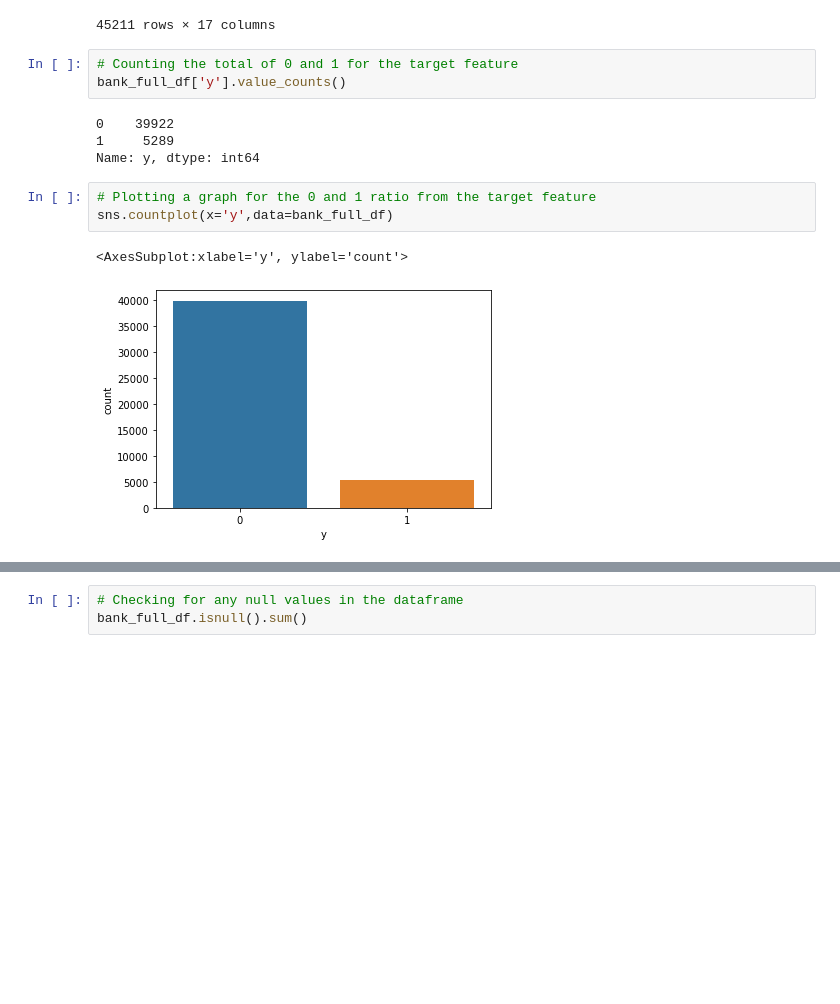
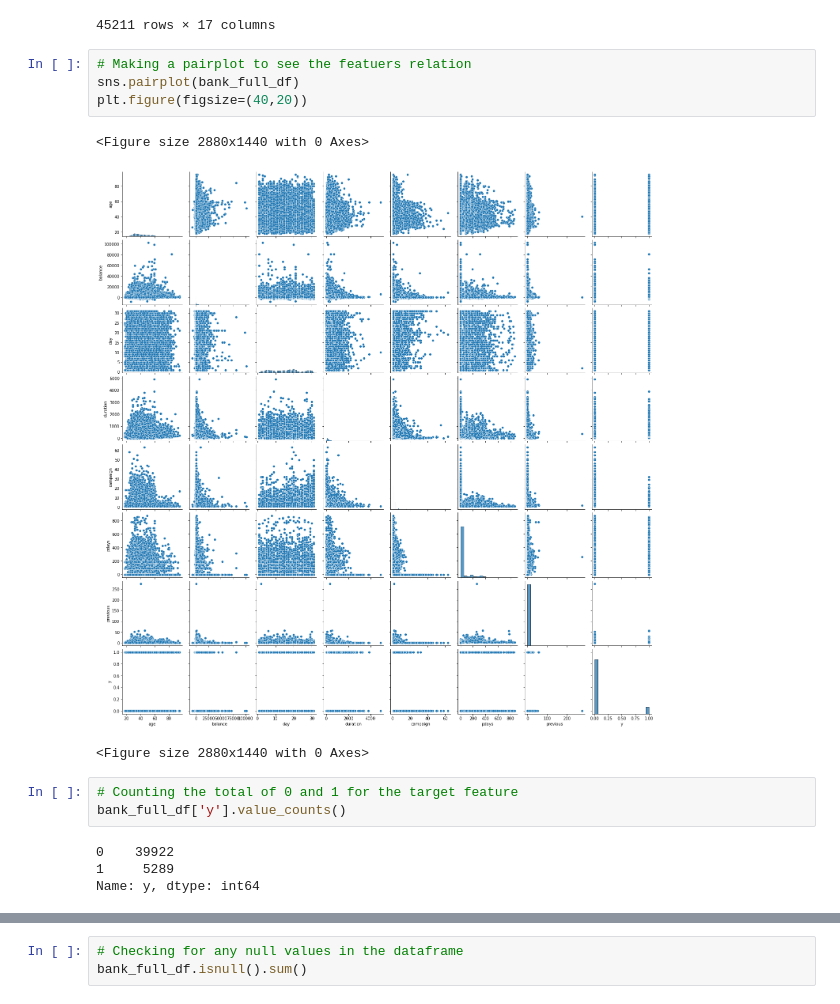
Before and after one commit to baomdoan/Classification-Practice, a Jupyter notebook: Bank Data.ipynb, the cells around one changed output, grey strips where cells are left out. Drawn from its saved outputs; the diff is of its cells as text; blank space fills up the shorter version.

```diff
--- a/Bank Data.ipynb
+++ b/Bank Data.ipynb
@@ -45,6 +45,14 @@ bank_full_df
 | 45209 | 57 | blue-collar | married | secondary | no | 668 | no | no | telephone | 17 | nov | ... |
 | 45210 | 37 | entrepreneur | married | secondary | no | 2971 | no | no | cellular | 17 | nov | ... |
 45211 rows × 17 columns
+# %%
+# Making a pairplot to see the featuers relation
+sns.pairplot(bank_full_df)
+plt.figure(figsize=(40,20))
+# %% [output]
+<Figure size 2880x1440 with 0 Axes>
+[figure, added]
+<Figure size 2880x1440 with 0 Axes>
 # %%
 # Counting the total of 0 and 1 for the target feature
 bank_full_df['y'].value_counts()
@@ -52,9 +60,3 @@ bank_full_df['y'].value_counts()
 0    39922
 1     5289
 Name: y, dtype: int64
-# %%
-# Plotting a graph for the 0 and 1 ratio from the target feature
-sns.countplot(x='y',data=bank_full_df)
-# %% [output]
-<AxesSubplot:xlabel='y', ylabel='count'>
-[figure, removed]
```
Also changed, not shown: parts of 12 cells of this notebook.
